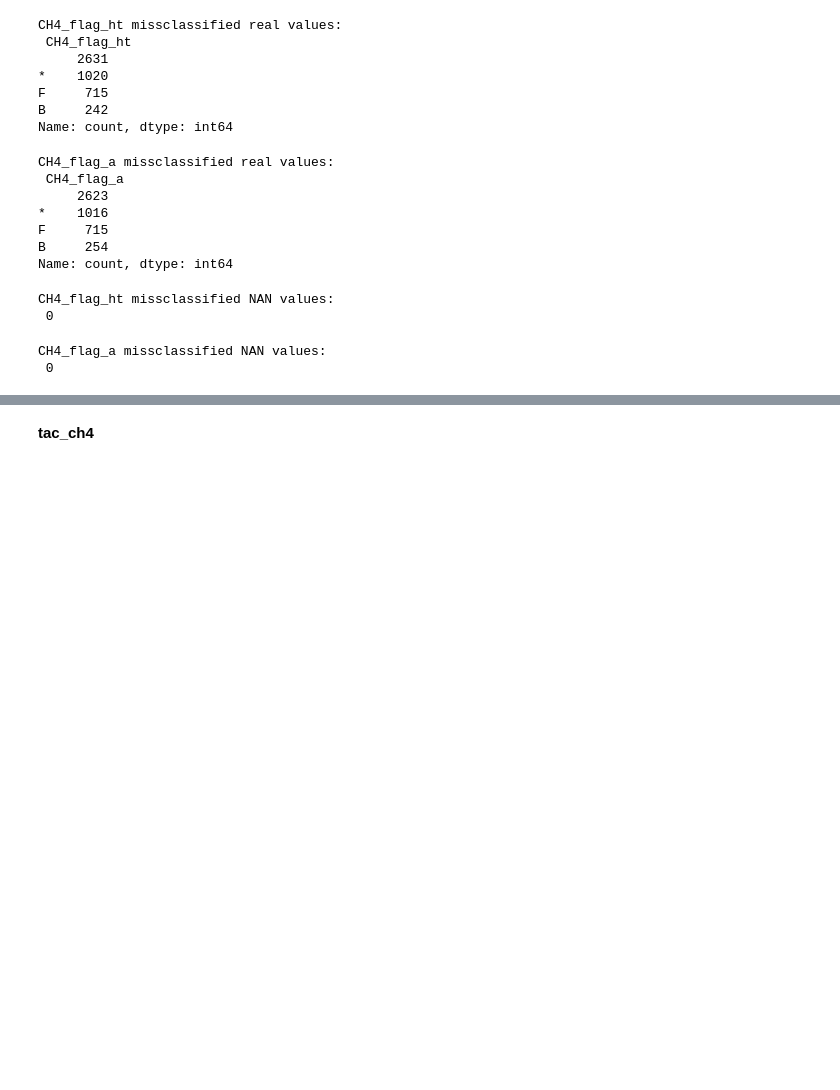
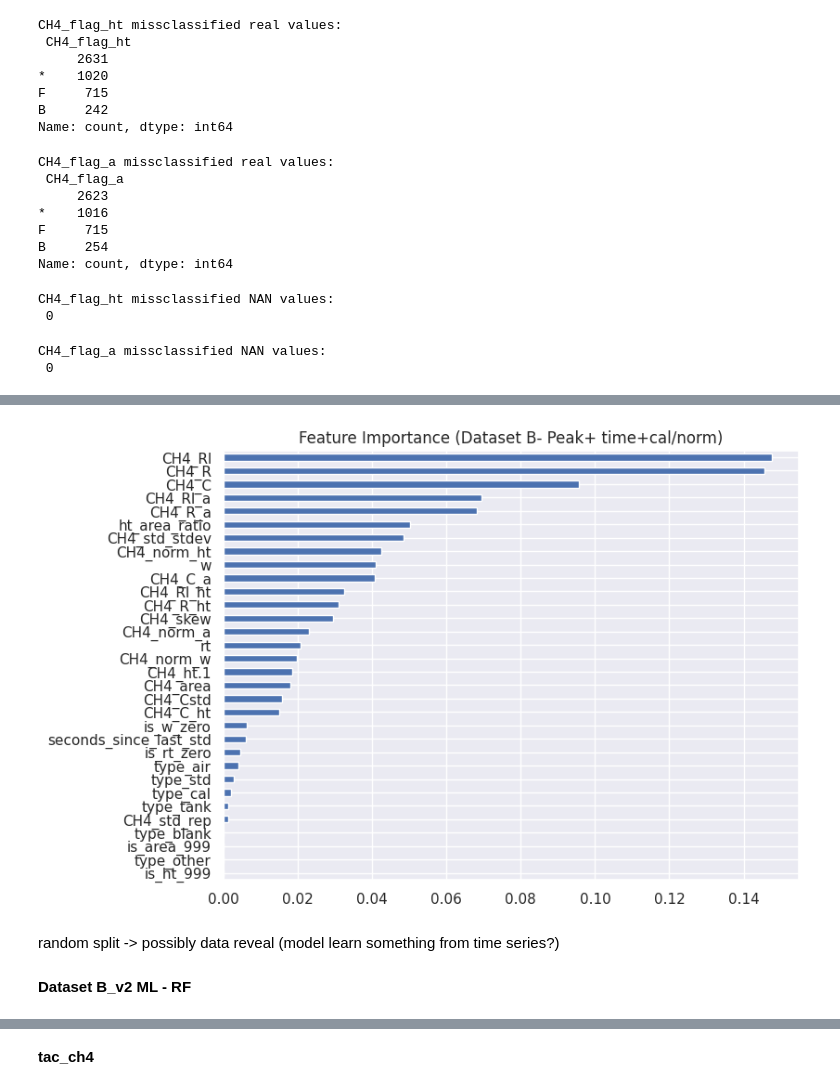
Before and after one commit to mcodcatyu/research_project, a Jupyter notebook: notebooks/data_basic_analysis_v3.ipynb, the cells around one changed output, grey strips where cells are left out. Cells and saved outputs as stored; diff of their text form; code cells hidden in the pictures; blank space fills up the shorter version.

Commit message:
mh_ML -datasetBv2v2

```diff
--- a/notebooks/data_basic_analysis_v3.ipynb
+++ b/notebooks/data_basic_analysis_v3.ipynb
@@ -1114,0 +1196,2 @@ df_mhd_ml_v1.head(20)
+# %%
+df_mhd_ml_v1 = pd.get_dummies(df_mhd_ml_v1, columns=['type_norm'], prefix='type', dtype=int)
@@ -1182,0 +1378,4 @@ label1: CH4_flag_ht or CH4_flag_a is not space -> 1 (error); space, 0(correct)
+# %%
+df_mhd_B_v2 = df_mhd_ml_v1[dataset_B_cols].copy()
+df_mhd_B_v2_v2 = df_mhd_B.copy()
+df_mhd_B_v2_v2['ht_area_ratio'] = df_mhd_B_v2_v2['ht_area_ratio'].fillna(-999)
@@ -1288,0 +1512,27 @@ CH4_flag_a missclassified NAN values:
+# %%
+from sklearn.model_selection import train_test_split
+from sklearn.ensemble import RandomForestClassifier
+from sklearn.metrics import classification_report
+import numpy as np
+
+X = df_mhd_B_v2.drop(columns=['label1'])
+y = df_mhd_B_v2['label1']
+
+X_train, X_test, y_train, y_test = train_test_split(
+    X, y, test_size=0.2, random_state=42, stratify=y
+)
+
+# RF model
+model = RandomForestClassifier(
+    n_estimators=200,
+    max_depth = 12,
+    #class_weight='balanced',
+    random_state=42,
+    n_jobs=-1
+)
+
+model.fit(X_train, y_train)
+
+y_pred = model.predict(X_test)
+
+print(classification_report(y_test, y_pred))
@@ -1288,0 +1548,11 @@ CH4_flag_a missclassified NAN values:
+# %%
+importances = pd.Series(model.feature_importances_, index=X.columns)
+importances.sort_values().plot(kind='barh', figsize=(12,8))
+plt.title("Feature Importance (Dataset B- Peak+ time+cal/norm)")
+plt.show()
+# %% [output]
+[figure, added]
+# %% [markdown]
+random split -> possibly data reveal (model learn something from time series?)
+# %% [markdown]
+**Dataset B_v2 ML - RF**
```
Also changed, not shown: parts of 32 cells of this notebook, 1 other file.
